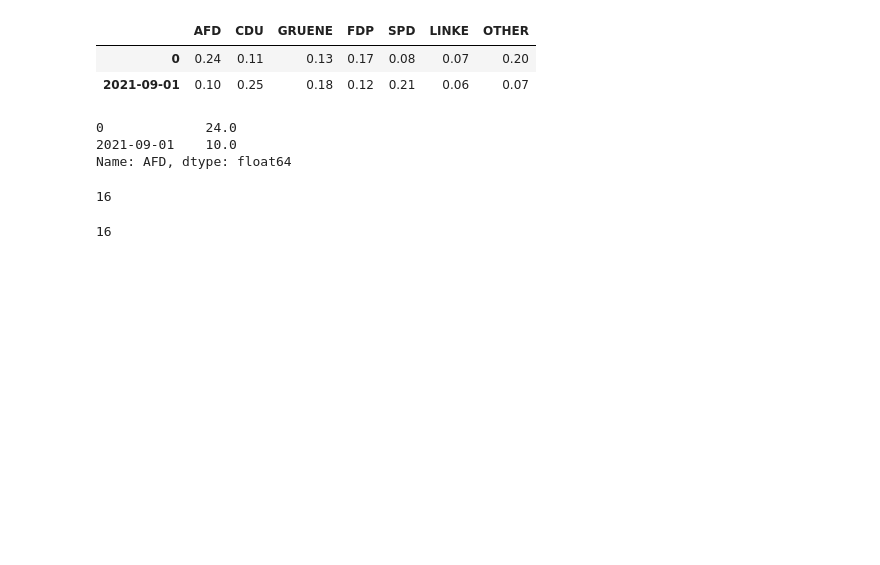
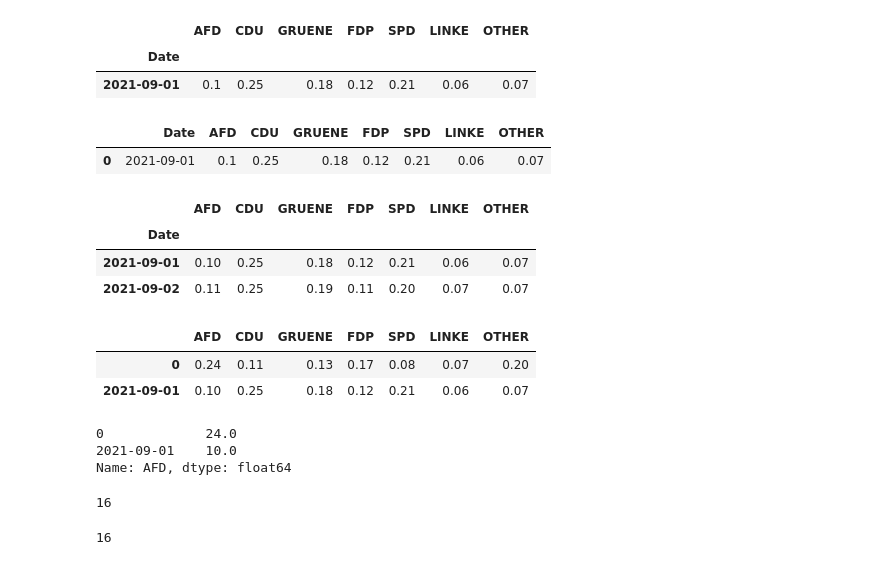
Before and after one commit to NicolasBuehringer/project_delphi, a Jupyter notebook: notebooks/04philipp/Untitled.ipynb, the cells around one changed output. Cells and saved outputs as stored; diff of their text form; code cells hidden in the pictures; blank space fills up the shorter version.

```diff
--- a/notebooks/04philipp/Untitled.ipynb
+++ b/notebooks/04philipp/Untitled.ipynb
@@ -77,0 +63,11 @@ concat.to_csv("/Users/philippheitmann/Downloads/conc.csv")
+# %%
+pd.read_csv("/Users/philippheitmann/Downloads/yesterday.csv", index_col="Date" )
+# %% [output]
+|  | AFD | CDU | GRUENE | FDP | SPD | LINKE | OTHER |
+| Date |  |  |  |  |  |  |  |
+| 2021-09-01 | 0.1 | 0.25 | 0.18 | 0.12 | 0.21 | 0.06 | 0.07 |
+# %%
+pd.read_csv("/Users/philippheitmann/Downloads/yesterday.csv", index_col="Date")
+# %% [output]
+|  | Date | AFD | CDU | GRUENE | FDP | SPD | LINKE | OTHER |
+| 0 | 2021-09-01 | 0.1 | 0.25 | 0.18 | 0.12 | 0.21 | 0.06 | 0.07 |
@@ -78,3 +78,10 @@ concat.to_csv("/Users/philippheitmann/Downloads/conc.csv")
+# %%
+pd.read_csv("/Users/philippheitmann/Downloads/concated.csv", index_col="Date")
+# %% [output]
+|  | AFD | CDU | GRUENE | FDP | SPD | LINKE | OTHER |
+| Date |  |  |  |  |  |  |  |
+| 2021-09-01 | 0.10 | 0.25 | 0.18 | 0.12 | 0.21 | 0.06 | 0.07 |
+| 2021-09-02 | 0.11 | 0.25 | 0.19 | 0.11 | 0.20 | 0.07 | 0.07 |
 # %%
 test = pd.read_csv("/Users/philippheitmann/Downloads/streamlit_prediction_database_prediciton_2021_09_01 (4).csv", index_col="Unnamed: 0")
 test
```
Also changed, not shown: parts of 32 cells of this notebook, 1 other file.
